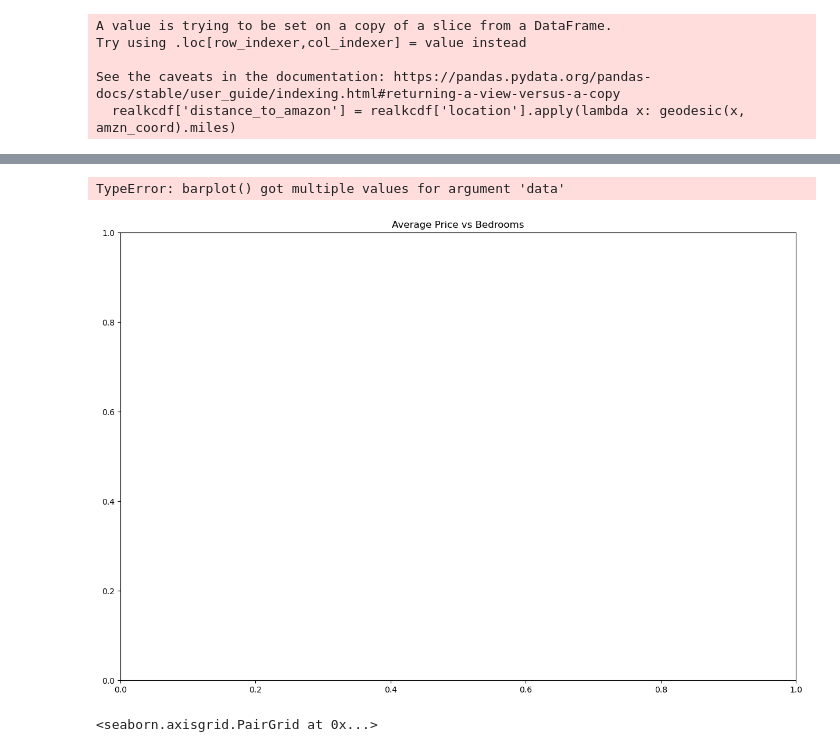
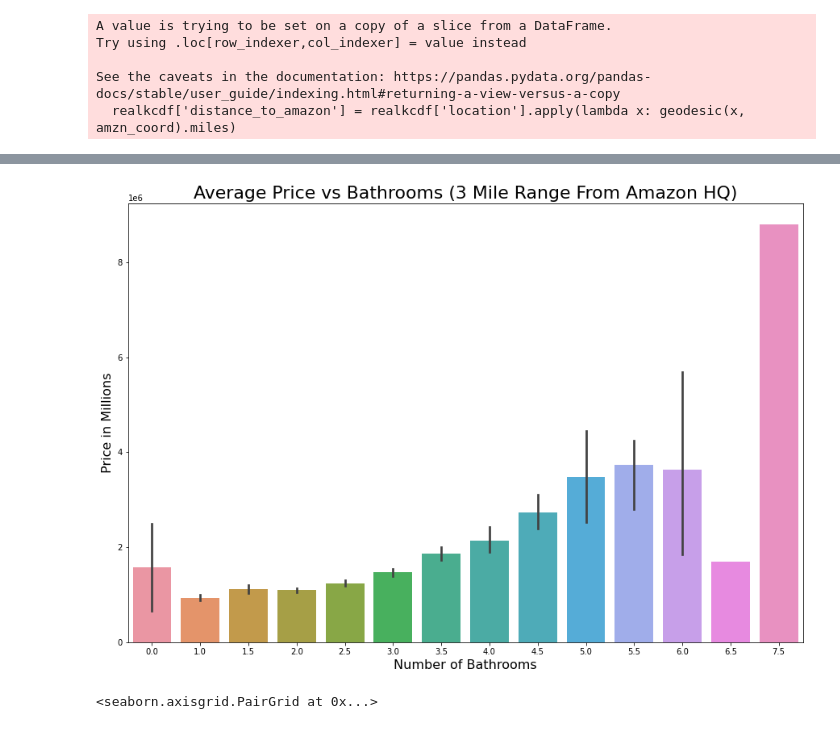
Before and after one commit to ewestrich/King-County-House-Sales, a Jupyter notebook: Eitan/project 2 .ipynb, the cells around one changed output, grey strips where cells are left out. Saved outputs shown, nothing was run; the diff lists cells and outputs as text; code cells hidden in the pictures.

```diff
--- a/Eitan/project 2 .ipynb
+++ b/Eitan/project 2 .ipynb
@@ -91,4 +88,4 @@ See the caveats in the documentation: https://pandas.pydata.org/pandas-docs/stab
   realkcdf['distance_to_amazon'] = realkcdf['location'].apply(lambda x: geodesic(x, amzn_coord).miles)
 # %%
 #Filter data to have only the houses that were sold with in three miles of Amazon
-data_near_amzn = realkcdf[realkcdf['distance_to_amazon'] < 3]
+data_near_amzn = realkcdf[realkcdf['distance_to_amazon'] <= 3]
@@ -158,16 +111,16 @@ ax.set_title('Square Foot of Living by Price');
 # %%
 #plotting the view category and the mean price for each
 fig, ax = plt.subplots(figsize = (15,10))
 
-x = realkcdf['bedrooms']
-y = realkcdf['price']
-ax.set_title('Average Price vs Bedrooms')
+x = data_near_amzn_filt['bathrooms']
+y = data_near_amzn_filt['price']
 
-
-sns.barplot(x, y, data = realkcdf, ax = ax);
+sns.barplot(x, y, data = realkcdf, ax = ax)
+ax.set_title('Average Price vs Bathrooms (3 Mile Range From Amazon HQ)', fontsize = 22)
+ax.set_ylabel('Price in Millions', fontsize = 16)
+ax.set_xlabel('Number of Bathrooms', fontsize = 16);
 # %% [output]
-TypeError: barplot() got multiple values for argument 'data'
-[figure, old version]
+[figure, new version]
 # %%
 #q1 = realkcdf['price'].quantile(.25)
 #q3 = realkcdf['price'].quantile(.75)
```
Also changed, not shown: parts of 138 cells of this notebook, 6 other files.
